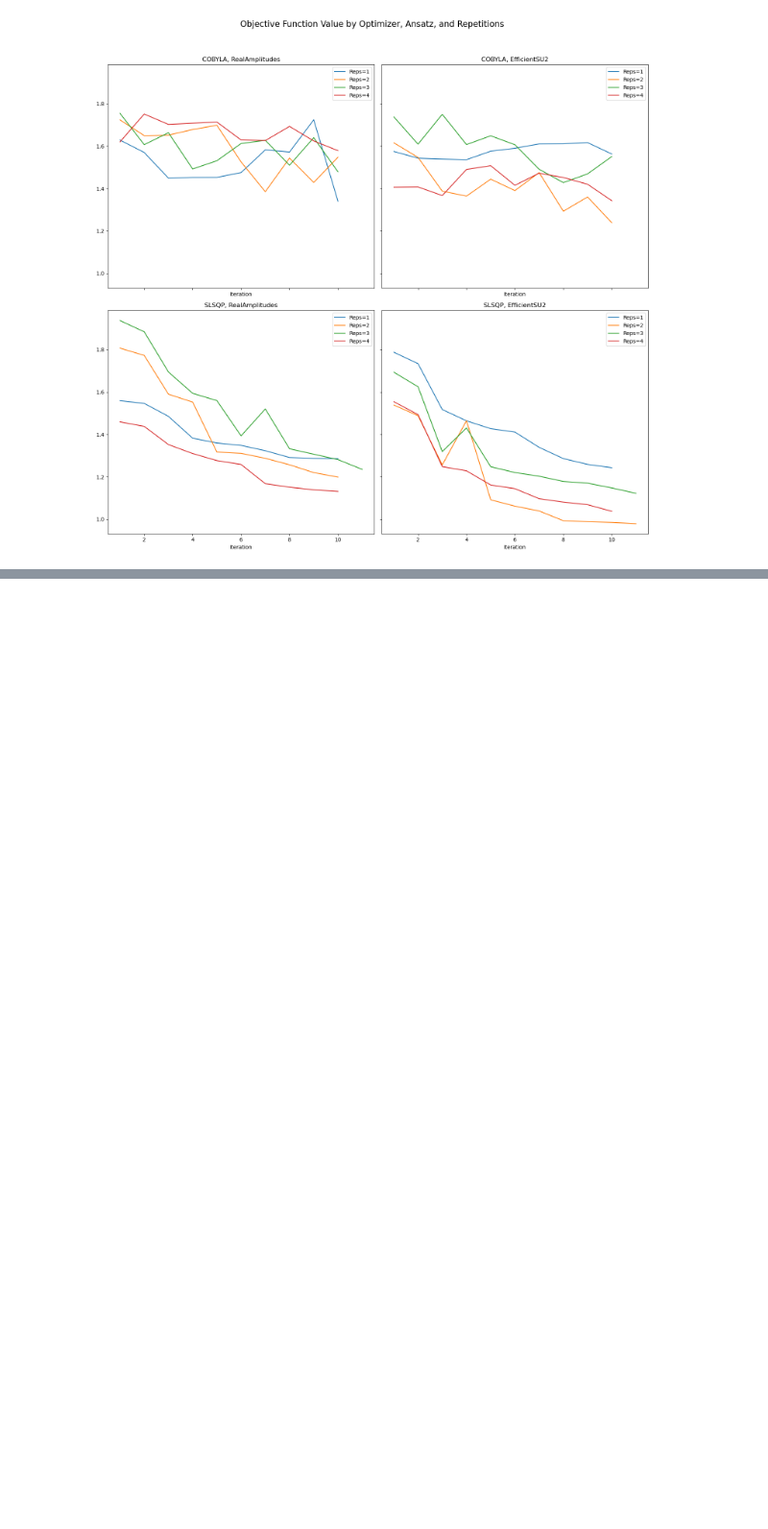
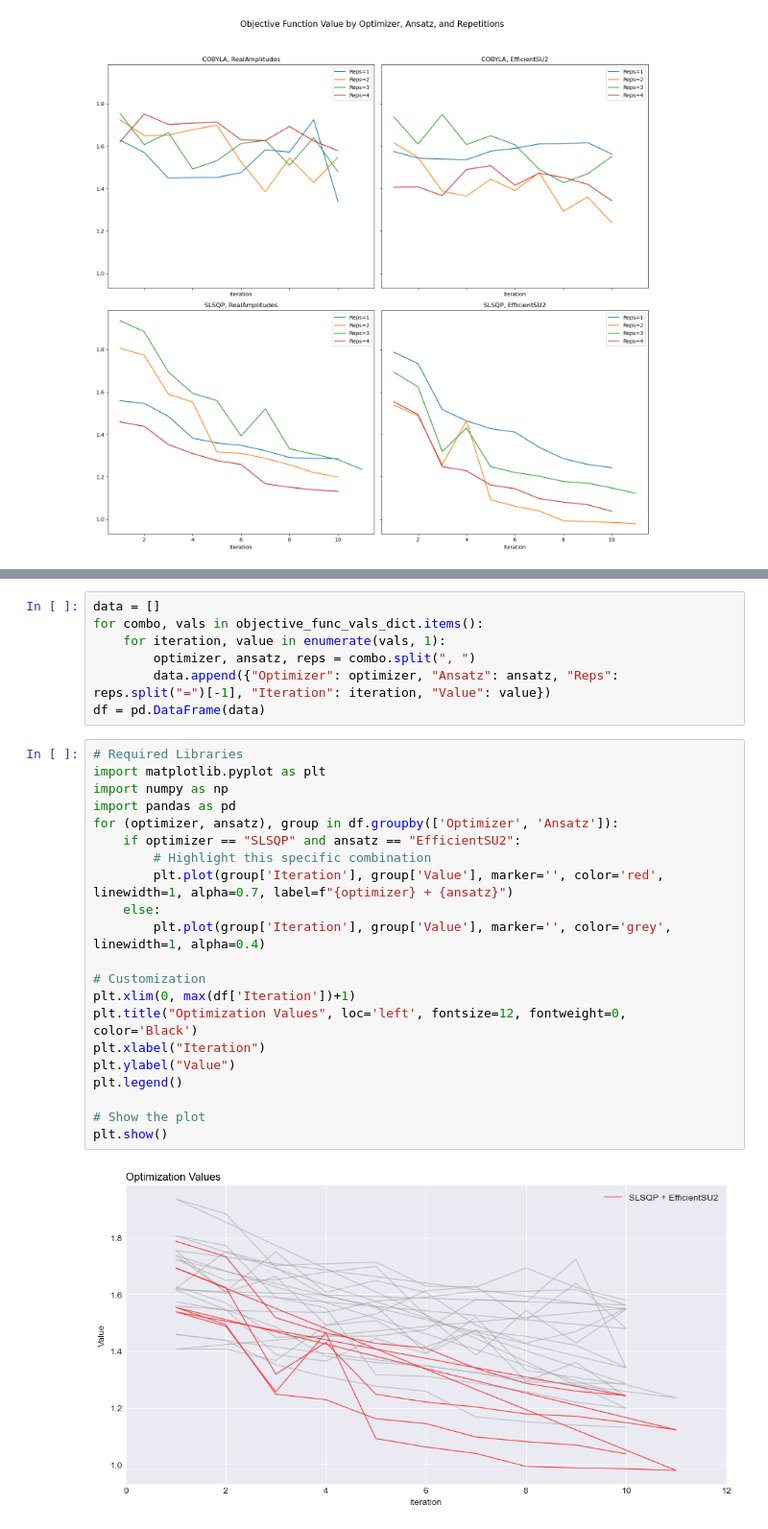
Before and after one commit to LukePower01/ml-to-qml, a Jupyter notebook: optimal-ansatz-opimzer.ipynb, the cells around one changed output, grey strips where cells are left out. Shown at 96% size. Drawn from its saved outputs; the diff is of its cells as text; blank space fills up the shorter version.

```diff
--- a/optimal-ansatz-opimzer.ipynb
+++ b/optimal-ansatz-opimzer.ipynb
@@ -261,3 +258,33 @@ TypeError: bar() missing 1 required positional argument: 'height'
+# %%
+data = []
+for combo, vals in objective_func_vals_dict.items():
+    for iteration, value in enumerate(vals, 1):
+        optimizer, ansatz, reps = combo.split(", ")
+        data.append({"Optimizer": optimizer, "Ansatz": ansatz, "Reps": reps.split("=")[-1], "Iteration": iteration, "Value": value})
+df = pd.DataFrame(data)
+# %%
+# Required Libraries
+import matplotlib.pyplot as plt
+import numpy as np
+import pandas as pd
+for (optimizer, ansatz), group in df.groupby(['Optimizer', 'Ansatz']):
+    if optimizer == "SLSQP" and ansatz == "EfficientSU2":
+        # Highlight this specific combination
+        plt.plot(group['Iteration'], group['Value'], marker='', color='red', linewidth=1, alpha=0.7, label=f"{optimizer} + {ansatz}")
+    else:
+        plt.plot(group['Iteration'], group['Value'], marker='', color='grey', linewidth=1, alpha=0.4)
+
+# Customization
+plt.xlim(0, max(df['Iteration'])+1)
+plt.title("Optimization Values", loc='left', fontsize=12, fontweight=0, color='Black')
+plt.xlabel("Iteration")
+plt.ylabel("Value")
+plt.legend()
+
+# Show the plot
+plt.show()
+# %% [output]
+[figure, added]
 # %%
 end_time = time.time()
 total_runtime = end_time - start_time
```
Also changed, not shown: parts of 8 cells of this notebook, 2 other files.
